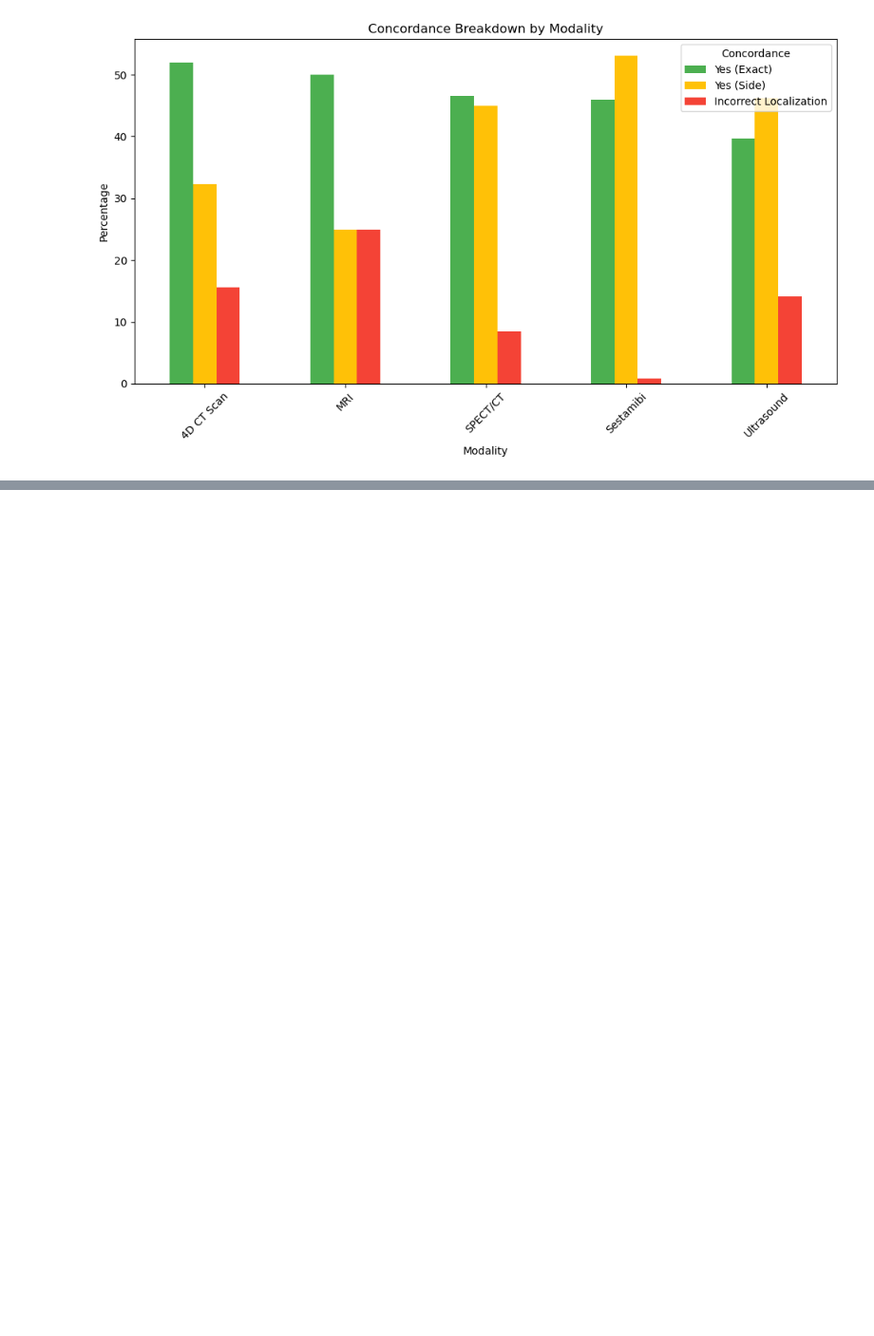
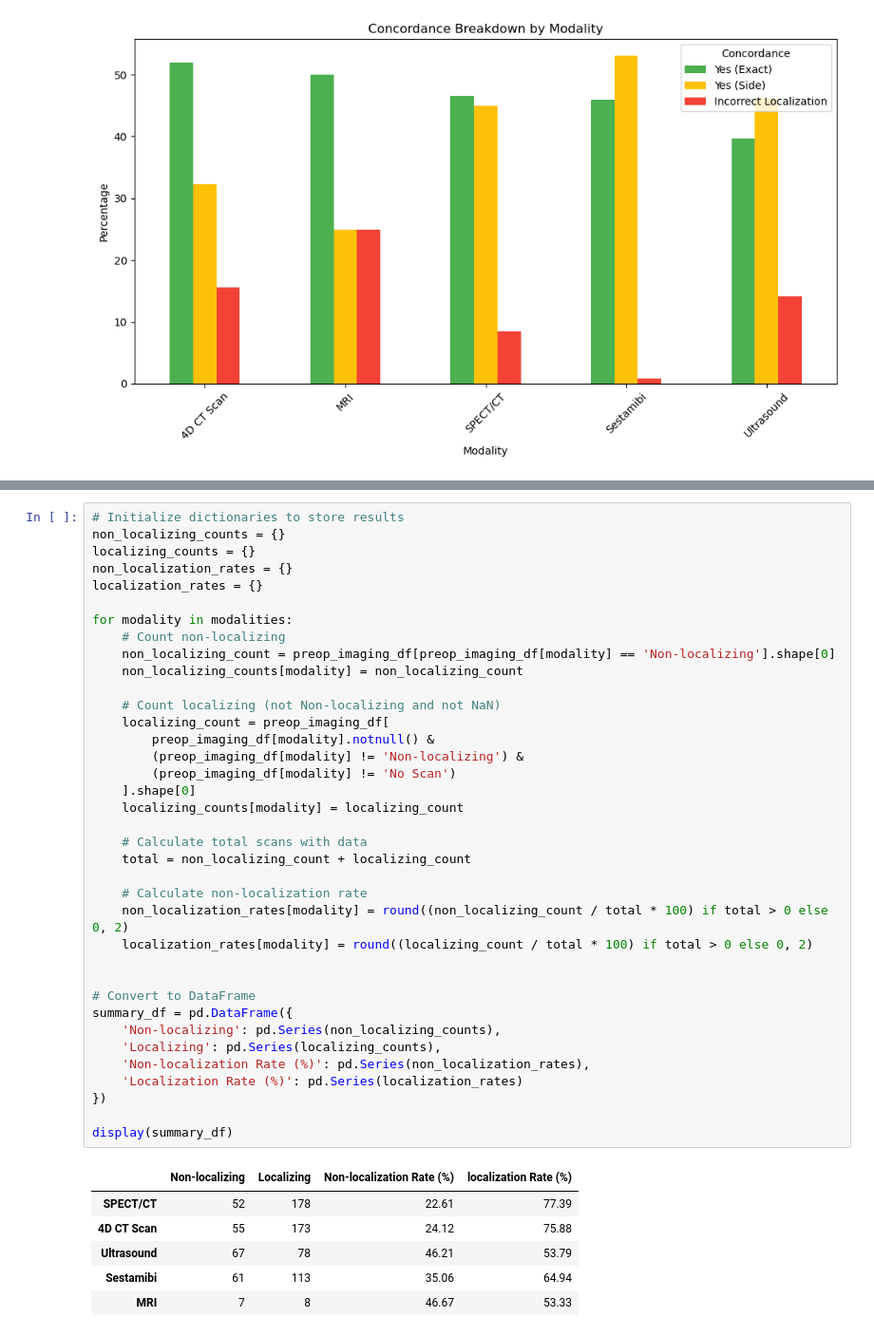
Before and after one commit to Jonah-Schwartz521/ent-imaging-analysis, a Jupyter notebook: Imaging Analysis/modality_concordance/all_modalities_concordance.ipynb, the cells around one changed output, grey strips where cells are left out. Shown at 95% size. Saved outputs shown, nothing was run; the diff lists cells and outputs as text; blank space fills up the shorter version.

```diff
--- a/Imaging Analysis/modality_concordance/all_modalities_concordance.ipynb
+++ b/Imaging Analysis/modality_concordance/all_modalities_concordance.ipynb
@@ -132,0 +153,44 @@ plt.show()
+# %%
+# Initialize dictionaries to store results
+non_localizing_counts = {}
+localizing_counts = {}
+non_localization_rates = {}
+localization_rates = {}
+
+for modality in modalities:
+    # Count non-localizing
+    non_localizing_count = preop_imaging_df[preop_imaging_df[modality] == 'Non-localizing'].shape[0]
+    non_localizing_counts[modality] = non_localizing_count
+
+    # Count localizing (not Non-localizing and not NaN)
+    localizing_count = preop_imaging_df[
+        preop_imaging_df[modality].notnull() &
+        (preop_imaging_df[modality] != 'Non-localizing') &
+        (preop_imaging_df[modality] != 'No Scan')
+    ].shape[0]
+    localizing_counts[modality] = localizing_count
+
+    # Calculate total scans with data
+    total = non_localizing_count + localizing_count
+
+    # Calculate non-localization rate
+    non_localization_rates[modality] = round((non_localizing_count / total * 100) if total > 0 else 0, 2)
+    localization_rates[modality] = round((localizing_count / total * 100) if total > 0 else 0, 2)
+
+
+# Convert to DataFrame
+summary_df = pd.DataFrame({
+    'Non-localizing': pd.Series(non_localizing_counts),
+    'Localizing': pd.Series(localizing_counts),
+    'Non-localization Rate (%)': pd.Series(non_localization_rates),
+    'Localization Rate (%)': pd.Series(localization_rates)
+})
+
+display(summary_df)
+# %% [output]
+|  | Non-localizing | Localizing | Non-localization Rate (%) | localization Rate (%) |
+| SPECT/CT | 52 | 178 | 22.61 | 77.39 |
+| 4D CT Scan | 55 | 173 | 24.12 | 75.88 |
+| Ultrasound | 67 | 78 | 46.21 | 53.79 |
+| Sestamibi | 61 | 113 | 35.06 | 64.94 |
+| MRI | 7 | 8 | 46.67 | 53.33 |
```
Also changed, not shown: parts of 3 cells of this notebook, 2 other files.
